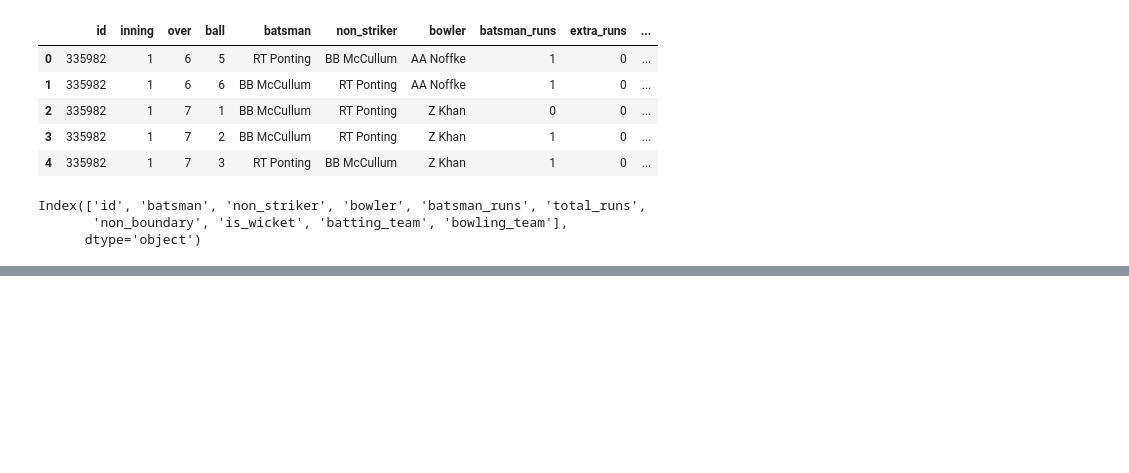
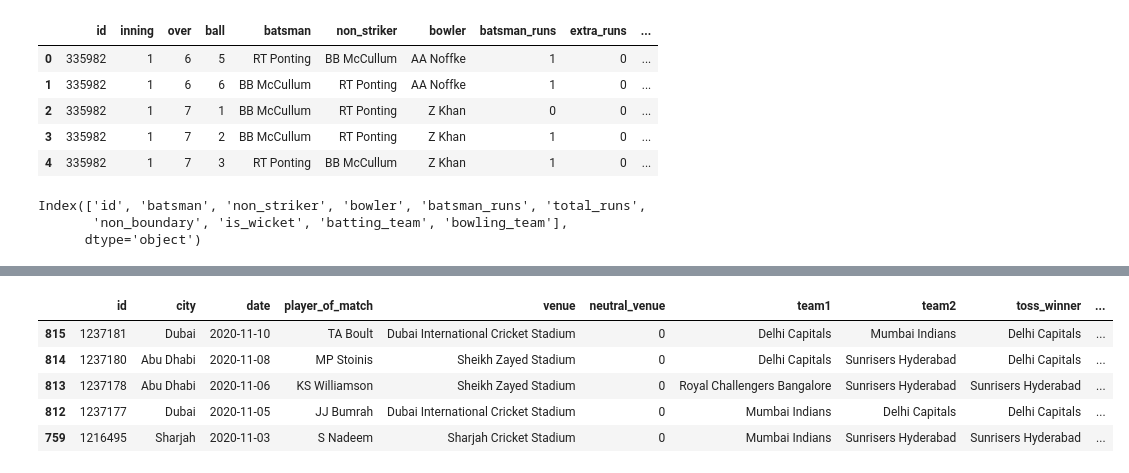
Before and after one commit to mohtashim0007/Machine-Learning-Projects, a Jupyter notebook: IPL_EDA_DashBoard.ipynb, the cells around one changed output, grey strips where cells are left out. Cells and saved outputs as stored; diff of their text form; code cells hidden in the pictures; blank space fills up the shorter version.

```diff
--- a/IPL_EDA_DashBoard.ipynb
+++ b/IPL_EDA_DashBoard.ipynb
@@ -347,0 +661,9 @@ temp8['batsman_runs'].sum()
+# %%
+df_matches.sort_values(by = ['date'], ascending = False).head(5)
+# %% [output]
+|  | id | city | date | player_of_match | venue | neutral_venue | team1 | team2 | toss_winner | ... |
+| 815 | 1237181 | Dubai | 2020-11-10 | TA Boult | Dubai International Cricket Stadium | 0 | Delhi Capitals | Mumbai Indians | Delhi Capitals | ... |
+| 814 | 1237180 | Abu Dhabi | 2020-11-08 | MP Stoinis | Sheikh Zayed Stadium | 0 | Delhi Capitals | Sunrisers Hyderabad | Delhi Capitals | ... |
+| 813 | 1237178 | Abu Dhabi | 2020-11-06 | KS Williamson | Sheikh Zayed Stadium | 0 | Royal Challengers Bangalore | Sunrisers Hyderabad | Sunrisers Hyderabad | ... |
+| 812 | 1237177 | Dubai | 2020-11-05 | JJ Bumrah | Dubai International Cricket Stadium | 0 | Mumbai Indians | Delhi Capitals | Delhi Capitals | ... |
+| 759 | 1216495 | Sharjah | 2020-11-03 | S Nadeem | Sharjah Cricket Stadium | 0 | Mumbai Indians | Sunrisers Hyderabad | Sunrisers Hyderabad | ... |
```
Also changed, not shown: parts of 41 cells of this notebook.
